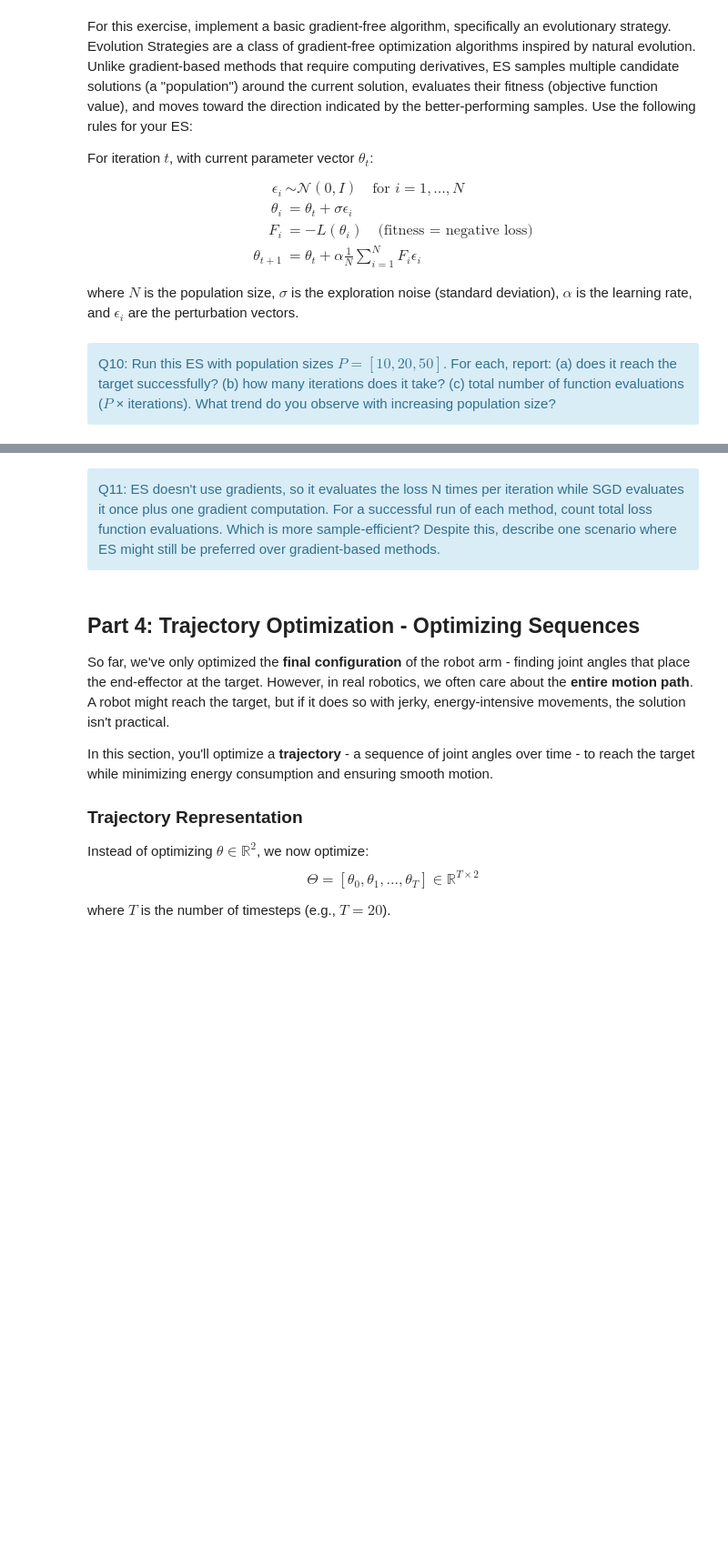
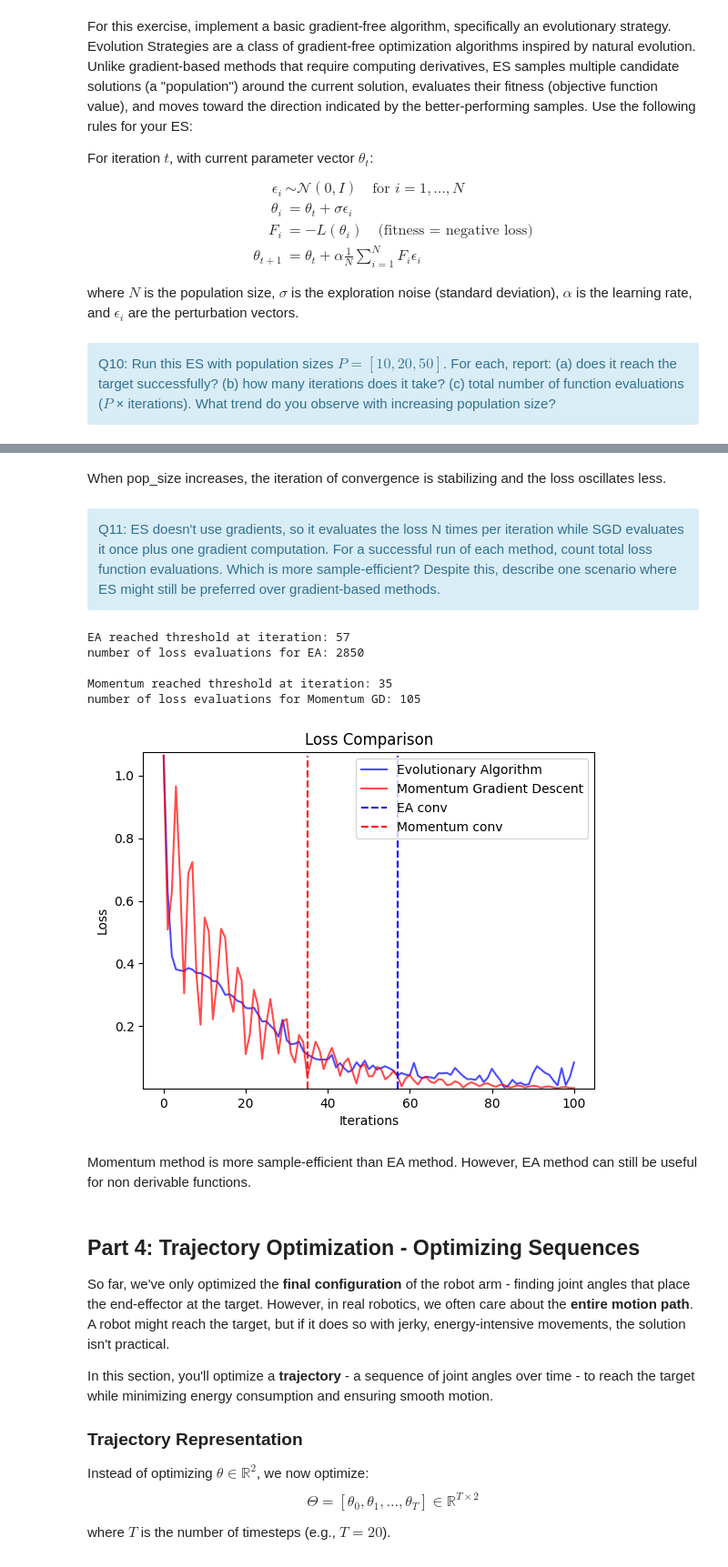
Before and after one commit to alextonon/BE_working_repo, a Jupyter notebook: FSD310_Stochastic/control_BE.ipynb, the cells around one changed output, grey strips where cells are left out. Shown at 91% size. Cells and saved outputs as stored; diff of their text form; code cells hidden in the pictures; blank space fills up the shorter version.

```diff
--- a/FSD310_Stochastic/control_BE.ipynb
+++ b/FSD310_Stochastic/control_BE.ipynb
@@ -929,6 +937,76 @@ plt.show()
+# %% [markdown]
+When pop_size increases,  the iteration of convergence is stabilizing and the loss oscillates less.
 # %% [markdown]
 <div class="alert alert-info">
 Q11: ES doesn't use gradients, so it evaluates the loss N times per iteration while SGD evaluates it once plus one gradient computation. For a successful run of each method, count total loss function evaluations. Which is more sample-efficient? Despite this, describe one scenario where ES might still be preferred over gradient-based methods.</div>
+# %%
+theta_init = np.random.randn(2)
+target = TARGET_1
+lengths = LENGTHS
+sigma = 0.1
+n_iterations = 100
+alpha = 1e-1
+pop_size = 50
+
+theta_ea = evolutionary_algorithm(theta_init,
+                                  target, lengths, sigma, n_iterations, alpha, pop_size)
+
+theta_momentum, _, _ , _ = momentum_gradient_descent(theta_init=theta_init,
+                                                        target = target,
+                                                        lengths = lengths,
+                                                        learning_rate=alpha,
+                                                        n_iterations = n_iterations,
+)
+
+final_positions_ea = jnp.array([forward_kinematics_jax(theta_ea[i], lengths) for i in range(n_iterations + 1)])
+final_positions_momentum = jnp.array([forward_kinematics_jax(theta_momentum[i], lengths) for i in range(n_iterations + 1)])
+
+loss_ea = jnp.linalg.norm(final_positions_ea - target, axis=1)
+loss_momentum = jnp.linalg.norm(final_positions_momentum - target, axis=1)
+
+threshold = 0.05
+loss_ea = np.asarray(loss_ea)
+loss_momentum = np.asarray(loss_momentum)
+
+def find_convergence(loss_arr, thresh):
+    idx = np.where(loss_arr < thresh)[0]
+    return int(idx[0]) if idx.size > 0 else None
+
+iter_ea = find_convergence(loss_ea, threshold)
+iter_momentum = find_convergence(loss_momentum, threshold)
+
+print("EA reached threshold at iteration:", iter_ea if iter_ea is not None else "Not reached")
+print("number of loss evaluations for EA:", (iter_ea * pop_size) if iter_ea is not None else (n_iterations * pop_size))
+print("\nMomentum reached threshold at iteration:", iter_momentum if iter_momentum is not None else "Not reached")
+#We assume gradient computation counts as 2 evaluations + 1 for loss
+print("number of loss evaluations for Momentum GD:", (iter_momentum * 3) if iter_momentum is not None else (n_iterations * 3))
+
+
+plt.plot(loss_ea, label="Evolutionary Algorithm", color='b', alpha=0.7)
+plt.plot(loss_momentum, label="Momentum Gradient Descent", color='r', alpha=0.7)
+
+ymax = max(loss_ea.max(), loss_momentum.max())
+ymin = min(loss_ea.min(), loss_momentum.min())
+if iter_ea is not None:
+    plt.vlines(iter_ea, ymin, ymax, colors='b', linestyles='dashed', label='EA conv')
+if iter_momentum is not None:
+    plt.vlines(iter_momentum, ymin, ymax, colors='r', linestyles='dashed', label='Momentum conv')
+
+plt.xlabel("Iterations")
+plt.ylabel("Loss")
+plt.title("Loss Comparison")
+plt.legend()
+plt.ylim(ymin - 0.01 * abs(ymin), ymax + 0.01 * abs(ymax))
+plt.show()
+# %% [output]
+EA reached threshold at iteration: 57
+number of loss evaluations for EA: 2850
+
+Momentum reached threshold at iteration: 35
+number of loss evaluations for Momentum GD: 105
+[figure, added]
+# %% [markdown]
+Momentum method is more sample-efficient than EA method. However, EA method can still be useful for non derivable functions.
 # %% [markdown]
 ## Part 4: Trajectory Optimization - Optimizing Sequences
 
```
Also changed, not shown: parts of 16 cells of this notebook.
